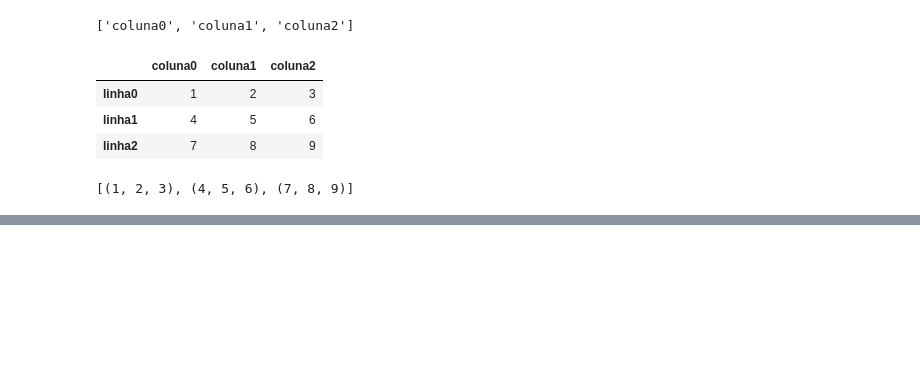
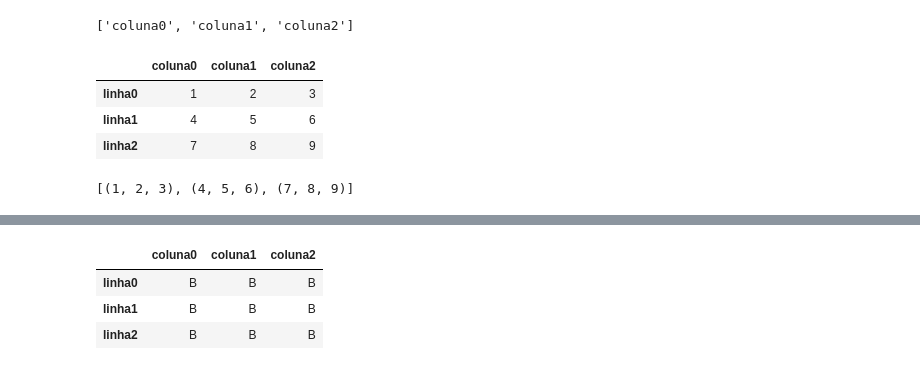
Before and after one commit to CarlosMassarelli/CarlosMassarelli, a Jupyter notebook: Python_Pandas.ipynb, the cells around one changed output, grey strips where cells are left out. Saved outputs shown, nothing was run; the diff lists cells and outputs as text; code cells hidden in the pictures; blank space fills up the shorter version.

```diff
--- a/Python_Pandas.ipynb
+++ b/Python_Pandas.ipynb
@@ -115,0 +134,7 @@ data
+# %%
+df2
+# %% [output]
+|  | coluna0 | coluna1 | coluna2 |
+| linha0 | B | B | B |
+| linha1 | B | B | B |
+| linha2 | B | B | B |
```
Also changed, not shown: parts of 4 cells of this notebook.
